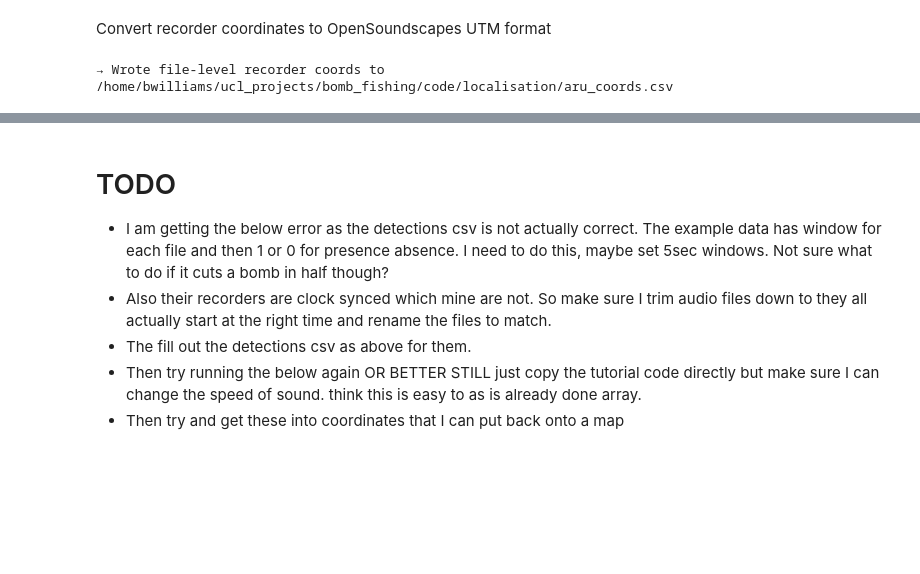
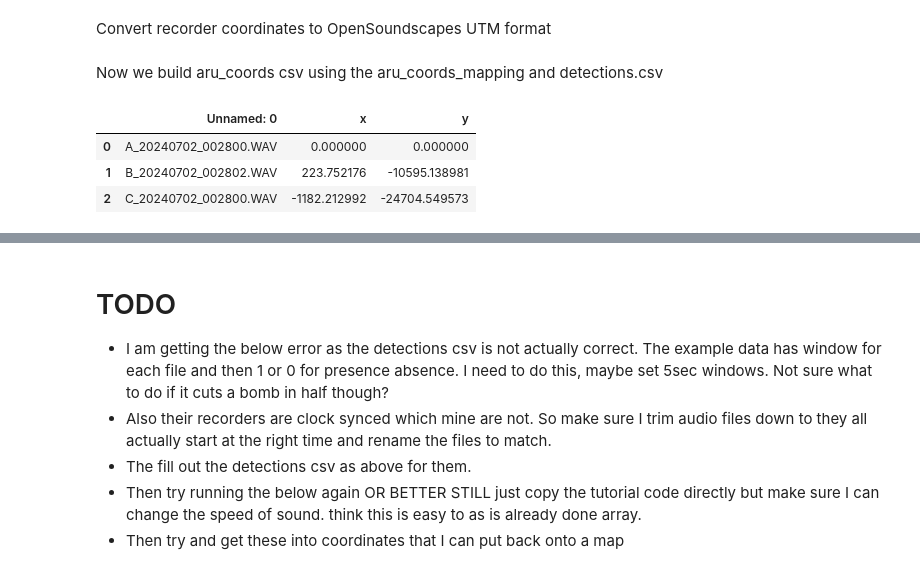
Before and after one commit to BenUCL/Bomb-Fishing, a Jupyter notebook: code/localisation/localisation_notebook_v2.ipynb, the cells around one changed output, grey strips where cells are left out. Cells and saved outputs as stored; diff of their text form; code cells hidden in the pictures; blank space fills up the shorter version.

```diff
--- a/code/localisation/localisation_notebook.ipynb
+++ b/code/localisation/localisation_notebook_v2.ipynb
@@ -315,24 +322,48 @@ aru_coords_mapping = aru_coords_mapping[["x","y"]]
-# %%
-# Load detecttions.csv
-detections_csv = os.path.join(
-    BASE_DIR, "bomb_fishing", "code", "localisation", "detections.csv"
-)
-detections = pd.read_csv(detections_csv, usecols=["file"])
-
-# Get each unique file and its recorder prefix (A/B/C)
-files = detections["file"].unique()
-aru_coords = pd.DataFrame({"file": files})
-aru_coords["site"] = aru_coords["file"].str[0]
-
-# Pull x,y from aru_coords (indexed by "A","B","C")
-aru_coords = aru_coords.set_index("file")
-aru_coords[["x","y"]] = aru_coords_mapping.loc[aru_coords["site"], ["x","y"]].values
-
-# Write out CSV mapping each file to its x,y location
-out_csv = os.path.join(
-    BASE_DIR, "bomb_fishing", "code", "localisation", "aru_coords.csv"
-)
-aru_coords[["x","y"]].to_csv(out_csv)
-print(f"→ Wrote file-level recorder coords to {out_csv}")
-# %% [output]
-→ Wrote file-level recorder coords to /home/bwilliams/ucl_projects/bomb_fishing/code/localisation/aru_coords.csv
+# %% [markdown]
+Now we build aru_coords csv using the aru_coords_mapping and detections.csv
+# %%
+# Load detections.csv
+detections_csv = os.path.join(
+    BASE_DIR, "bomb_fishing", "code", "localisation", "detections.csv"
+)
+# Load as a df with columns as floats to match the tutorial's data
+detections = pd.read_csv(
+    detections_csv,
+    dtype={"start_time": float, "end_time": float, "blast": float},
+)
+
+# Build the ARU coords CSV in the tutorials format
+# 1. One row per unique file
+aru_coords = pd.DataFrame({"file": detections["file"].unique()})
+# 2. Extract A/B/C prefix
+aru_coords["site"] = aru_coords["file"].str[0]
+# 3. Join with metre‐coords (aru_coords_mapping: index A/B/C → x,y)
+coords_df = aru_coords_mapping.reset_index().rename(columns={"index": "site"})
+aru_coords = (
+    aru_coords
+      .merge(coords_df, on="site", how="left")
+      .drop(columns="site")            # only keep file, x, y
+      .set_index("file")               # filenames become the first (unnamed) column
+)
+# The tutorial uses file as the index which is a bit confusing, so now we have set this
+# as the index, remove the index column header.
+aru_coords.index.name = None
+
+# 4. Rebase so coords are relative to the first ARU
+origin = aru_coords.iloc[0]
+aru_coords[["x", "y"]] = aru_coords[["x", "y"]].subtract(origin)
+
+# 5. Write out to csv
+out_path = os.path.join(
+    BASE_DIR, "bomb_fishing", "code", "localisation", "aru_coords.csv"
+)
+aru_coords.to_csv(out_path, float_format="%.6f")
+
+# 6. Quick check to confirm tutorial‐style format
+aru_check = pd.read_csv(out_path)
+aru_check.head()
+# %% [output]
+|  | Unnamed: 0 | x | y |
+| 0 | A_20240702_002800.WAV | 0.000000 | 0.000000 |
+| 1 | B_20240702_002802.WAV | 223.752176 | -10595.138981 |
+| 2 | C_20240702_002800.WAV | -1182.212992 | -24704.549573 |
```
Also changed, not shown: parts of 9 cells of this notebook, 6 other files.
